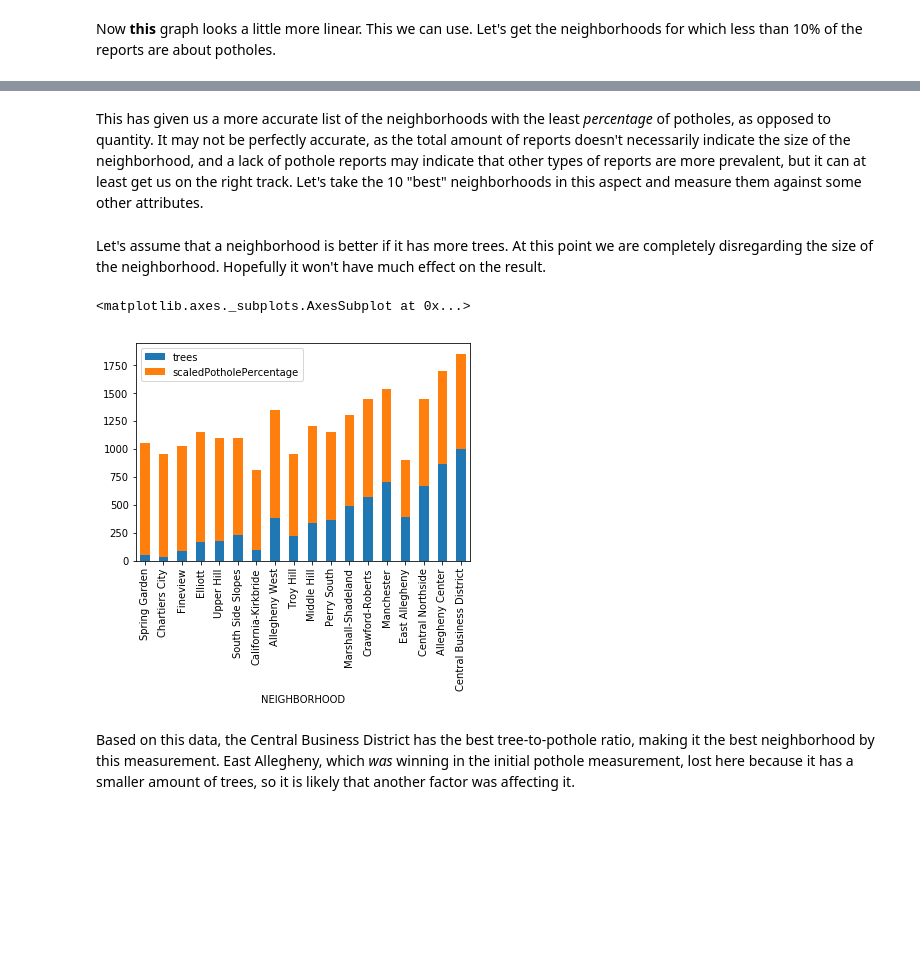
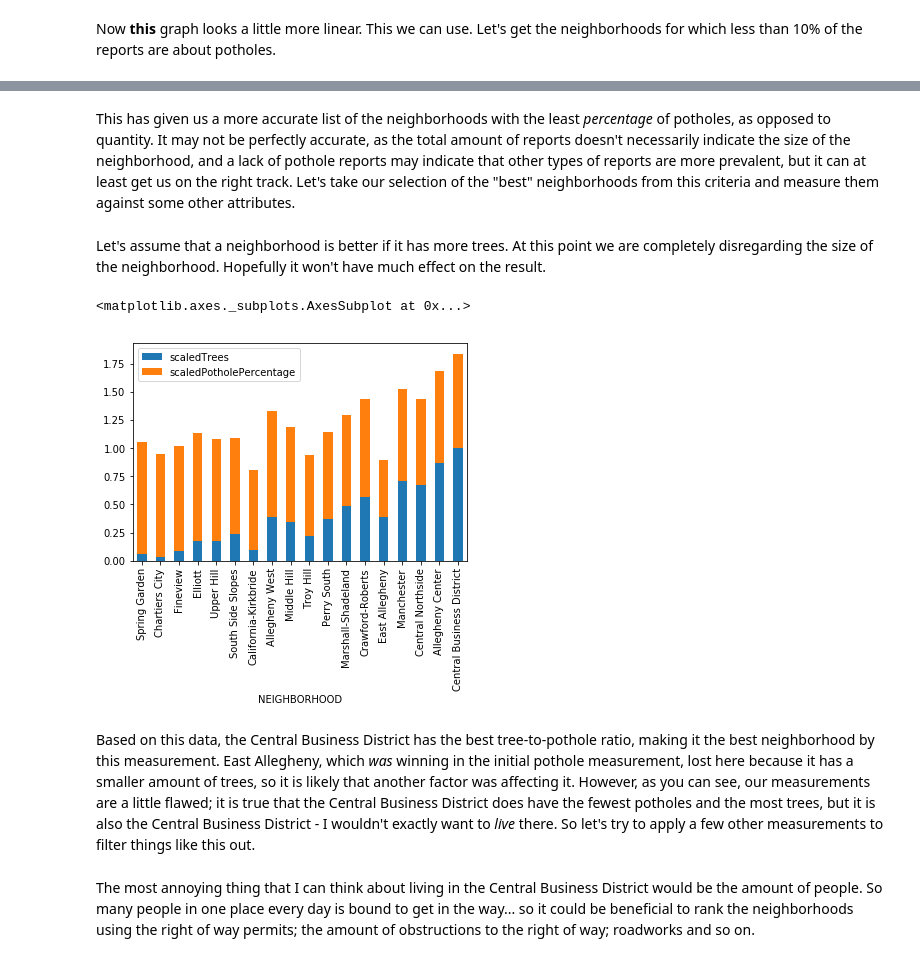
Before and after one commit to yifengqiu18/neighborhood, a Jupyter notebook: project.ipynb, the cells around one changed output, grey strips where cells are left out. Drawn from its saved outputs; the diff is of its cells as text; code cells hidden in the pictures; blank space fills up the shorter version.

```diff
--- a/project.ipynb
+++ b/project.ipynb
@@ -70,5 +84,5 @@ mData311["potholePercentage"].sort_values(ascending=True).loc[mData311["potholeP
 # %% [markdown]
-This has given us a more accurate list of the neighborhoods with the least _percentage_ of potholes, as opposed to quantity. It may not be perfectly accurate, as the total amount of reports doesn't necessarily indicate the size of the neighborhood, and a lack of pothole reports may indicate that other types of reports are more prevalent, but it can at least get us on the right track. Let's take the 10 "best" neighborhoods in this aspect and measure them against some other attributes.
+This has given us a more accurate list of the neighborhoods with the least _percentage_ of potholes, as opposed to quantity. It may not be perfectly accurate, as the total amount of reports doesn't necessarily indicate the size of the neighborhood, and a lack of pothole reports may indicate that other types of reports are more prevalent, but it can at least get us on the right track. Let's take our selection of the "best" neighborhoods from this criteria and measure them against some other attributes.
 # %%
 # information about the environment / physical aspects of each neighborhood
 # how many playgrounds are there, how many trees there are, what the air quality is, etc
@@ -80,16 +94,19 @@ Let's assume that a neighborhood is better if it has more trees. At this point w
 # %%
 # take the neighborhoods with less than 10% pothole reports to measure against trees
 mDataTrees = mData311.loc[mData311["potholePercentage"] < 0.1].copy()
 # measure the quantity of trees in each neighborhood
 mDataTrees["trees"] = dataTrees.loc[dataTrees["neighborhood"].isin(mDataTrees.index)].groupby(["neighborhood"]).agg(lambda x: len(x))["id"]
-# scale the pothole percentage to match the magnitude of the tree quantity
-mDataTrees["scaledPotholePercentage"] = (mDataTrees["potholePercentage"] / mDataTrees["potholePercentage"].sort_values(ascending=False)[0]) * mDataTrees["trees"].sort_values(ascending=False)[0]
+# scale the values equally from 0-1
+mDataTrees["scaledPotholePercentage"] = mDataTrees["potholePercentage"] / mDataTrees["potholePercentage"].sort_values(ascending=False)[0]
+mDataTrees["scaledTrees"] = mDataTrees["trees"] / mDataTrees["trees"].sort_values(ascending=False)[0]
 # add "rank" column consisting of the trees (good) minus the potholes (bad)
-mDataTrees["rank"] = mDataTrees["trees"] - mDataTrees["scaledPotholePercentage"]
+mDataTrees["rank"] = mDataTrees["scaledTrees"] - mDataTrees["scaledPotholePercentage"]
 # output tree quantity and pothole percentage side by side
-mDataTrees.sort_values("rank")[["trees", "scaledPotholePercentage"]].plot(kind='bar', stacked=True)
+mDataTrees.sort_values("rank")[["scaledTrees", "scaledPotholePercentage"]].plot(kind='bar', stacked=True)
 # %% [output]
 <matplotlib.axes._subplots.AxesSubplot at 0x...>
-[figure, old version]
+[figure, new version]
 # %% [markdown]
-Based on this data, the Central Business District has the best tree-to-pothole ratio, making it the best neighborhood by this measurement. East Allegheny, which _was_ winning in the initial pothole measurement, lost here because it has a smaller amount of trees, so it is likely that another factor was affecting it.
+Based on this data, the Central Business District has the best tree-to-pothole ratio, making it the best neighborhood by this measurement. East Allegheny, which _was_ winning in the initial pothole measurement, lost here because it has a smaller amount of trees, so it is likely that another factor was affecting it. However, as you can see, our measurements are a little flawed; it is true that the Central Business District does have the fewest potholes and the most trees, but it is also the Central Business District - I wouldn't exactly want to _live_ there. So let's try to apply a few other measurements to filter things like this out.
+# %% [markdown]
+The most annoying thing that I can think about living in the Central Business District would be the amount of people. So many people in one place every day is bound to get in the way... so it could be beneficial to rank the neighborhoods using the right of way permits; the amount of obstructions to the right of way; roadworks and so on.
```
Also changed, not shown: parts of 9 cells of this notebook.
